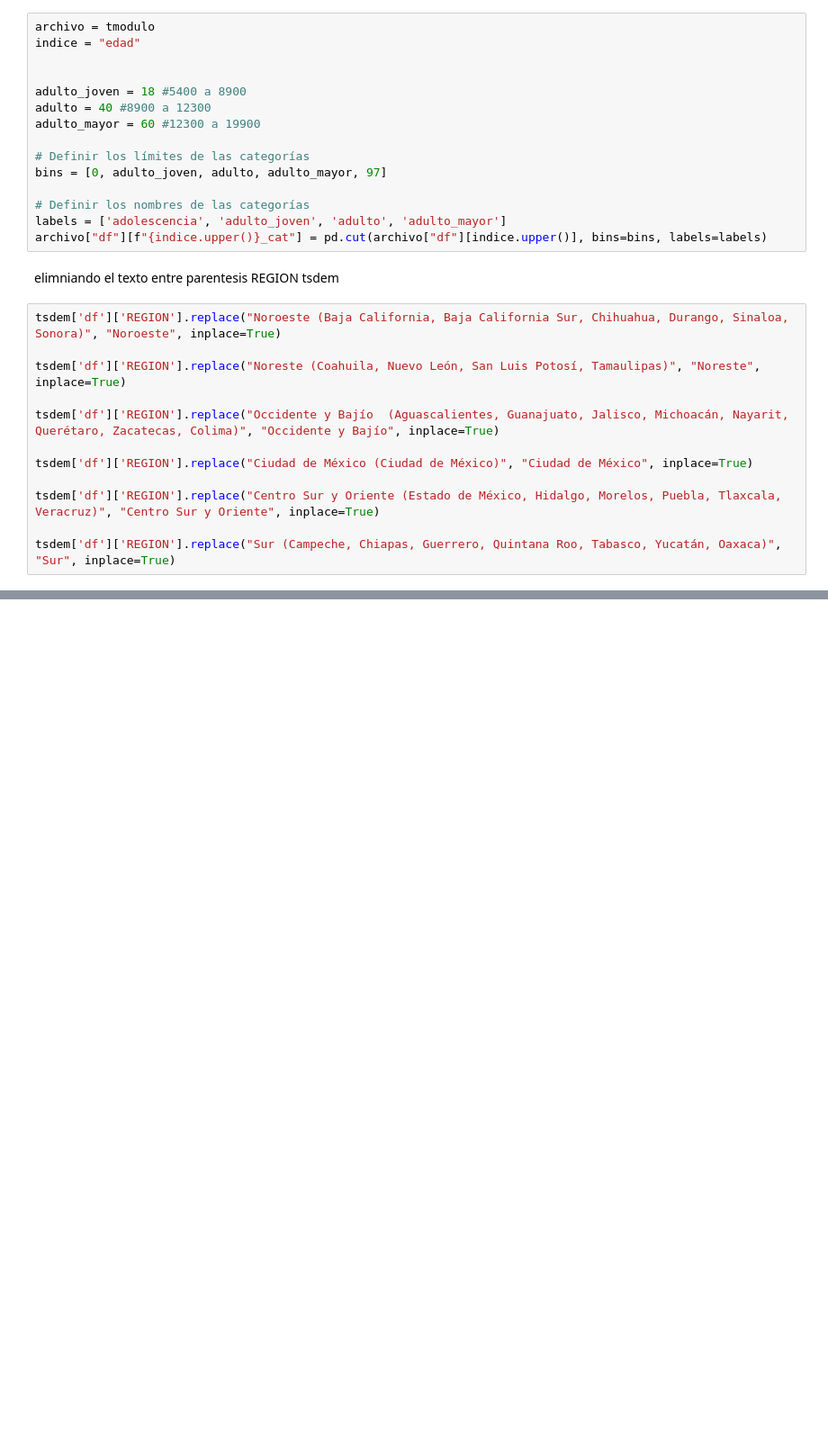
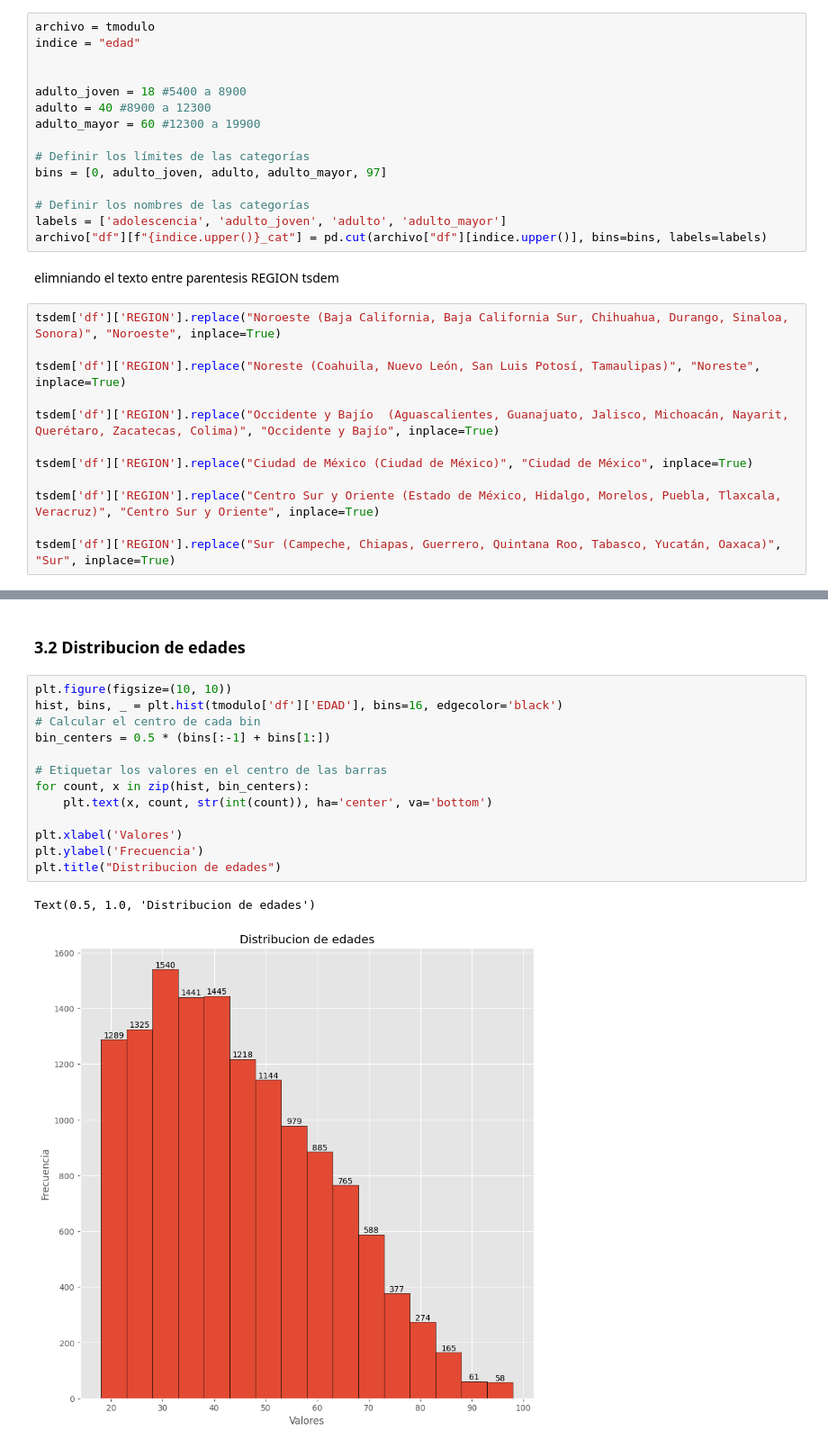
Before and after one commit to luiscarp/Analisis_ENIF, a Jupyter notebook: ENIF.ipynb, the cells around one changed output, grey strips where cells are left out. Shown: that part at 90% size. Drawn from its saved outputs; the diff is of its cells as text; blank space fills up the shorter version.

```diff
--- a/ENIF.ipynb
+++ b/ENIF.ipynb
@@ -506,0 +531,18 @@ Categories (6, object): ['Centro Sur y Oriente (Estado de México, Hidal..., 'Ci
+# %% [markdown]
+### 3.2 Distribucion de edades
+# %%
+plt.figure(figsize=(10, 10))
+hist, bins, _ = plt.hist(tmodulo['df']['EDAD'], bins=16, edgecolor='black')
+# Calcular el centro de cada bin
+bin_centers = 0.5 * (bins[:-1] + bins[1:])
+
+# Etiquetar los valores en el centro de las barras
+for count, x in zip(hist, bin_centers):
+    plt.text(x, count, str(int(count)), ha='center', va='bottom')
+
+plt.xlabel('Valores')
+plt.ylabel('Frecuencia')
+plt.title("Distribucion de edades")
+# %% [output]
+Text(0.5, 1.0, 'Distribucion de edades')
+[figure, added]
```
Also changed, not shown: parts of 22 cells of this notebook.
